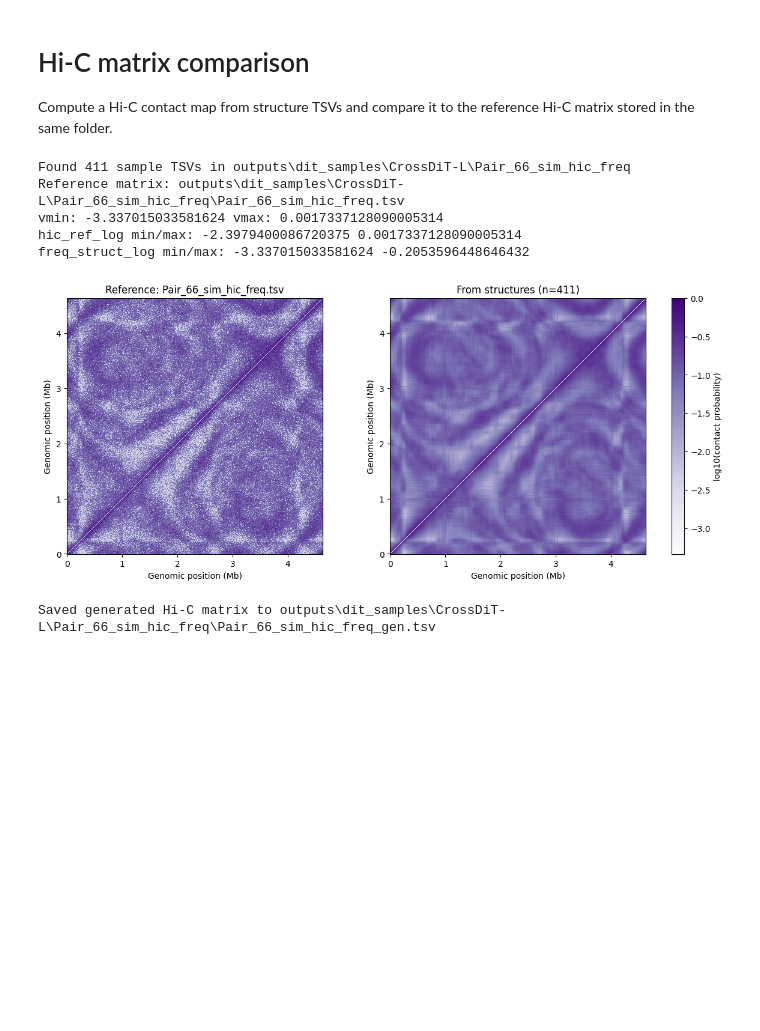
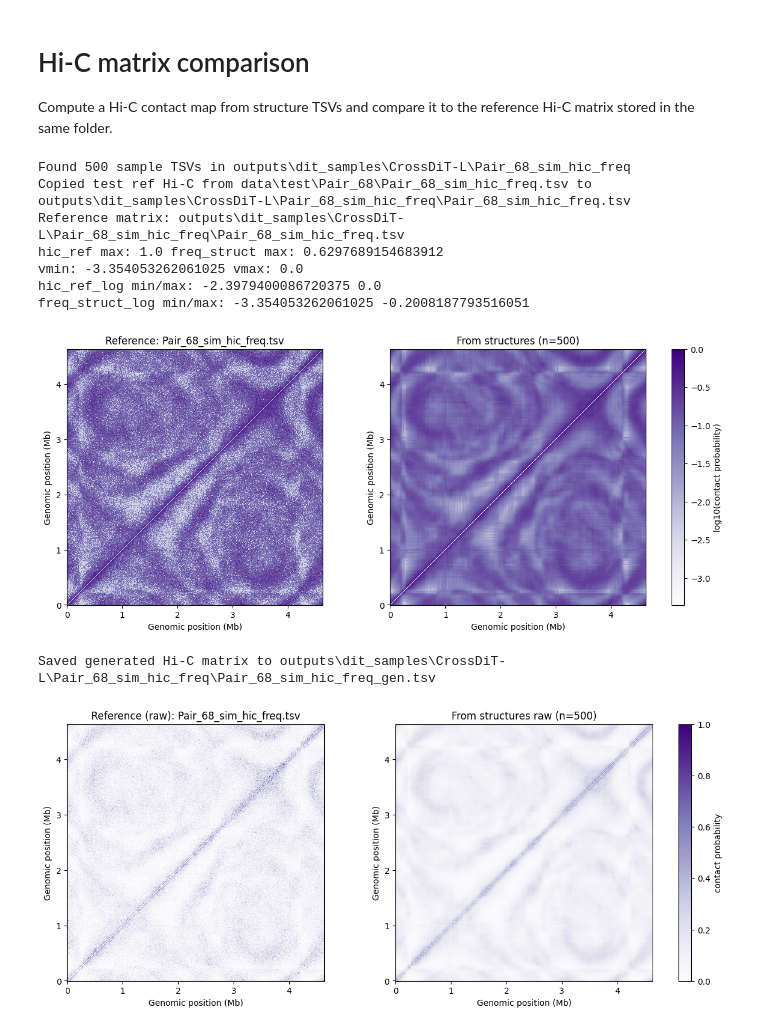
Before and after one commit to MXMX0811/DiffBacChrom, a Jupyter notebook: hic_stat.ipynb, the cells around one changed output. Drawn from its saved outputs; the diff is of its cells as text; code cells hidden in the pictures; blank space fills up the shorter version.

```diff
--- a/hic_stat.ipynb
+++ b/hic_stat.ipynb
@@ -14,7 +14,7 @@ ORIGINAL_RMS = 11.1462
 NORMALIZED_RMS = 1.1525
 
 # Directory containing sample_*.tsv structures and <dirname>_sim_hic_freq.tsv reference
-samples_dir = Path("outputs/dit_samples/CrossDiT-L/Pair_66_sim_hic_freq")
+samples_dir = Path("outputs/dit_samples/CrossDiT-L/Pair_68_sim_hic_freq")
 
 # Hi-C contact options
 # r_cutoff = 3.0 / (ORIGINAL_RMS / NORMALIZED_RMS)  # in normalized space
@@ -107,6 +107,14 @@ freq_struct, hic_index = hic_from_structures(
     struct_paths, r_cutoff=r_cutoff, soft=soft_kernel, lengthscale=lengthscale
 )
 
+# Copy test ref Hi-C into samples_dir if available
+pair_id = samples_dir.name.split("_sim_hic_freq")[0]
+test_ref = Path("data/test") / pair_id / f"{pair_id}_sim_hic_freq.tsv"
+dest_ref = samples_dir / f"{samples_dir.name}.tsv"
+if test_ref.exists():
+    dest_ref.parent.mkdir(parents=True, exist_ok=True)
+    dest_ref.write_bytes(test_ref.read_bytes())
+    print(f"Copied test ref Hi-C from {test_ref} to {dest_ref}")
 ref_path = samples_dir / f"{samples_dir.name}.tsv"
 print(f"Reference matrix: {ref_path}")
 if not ref_path.exists():
@@ -117,6 +125,7 @@ hic_ref = np.minimum(hic_ref, 1.0)
 if freq_struct.shape != hic_ref.shape:
     raise ValueError(f"Shape mismatch: computed {freq_struct.shape} vs reference {hic_ref.shape}")
 
+print("hic_ref max:", hic_ref.max(), "freq_struct max:", freq_struct.max())
 hic_ref_log = log_transform(hic_ref)
 freq_struct_log = log_transform(freq_struct)
 vmin = min(hic_ref_log.min(), freq_struct_log.min())
@@ -156,10 +165,36 @@ df_out.insert(0, "hic_index", hic_index)
 df_out.to_csv(out_path, sep="\t", index=False)
 print(f"Saved generated Hi-C matrix to {out_path}")
 # %% [output]
-Found 411 sample TSVs in outputs\dit_samples\CrossDiT-L\Pair_66_sim_hic_freq
-Reference matrix: outputs\dit_samples\CrossDiT-L\Pair_66_sim_hic_freq\Pair_66_sim_hic_freq.tsv
-vmin: -3.337015033581624 vmax: 0.0017337128090005314
-hic_ref_log min/max: -2.3979400086720375 0.0017337128090005314
-freq_struct_log min/max: -3.337015033581624 -0.2053596448646432
+Found 500 sample TSVs in outputs\dit_samples\CrossDiT-L\Pair_68_sim_hic_freq
+Copied test ref Hi-C from data\test\Pair_68\Pair_68_sim_hic_freq.tsv to outputs\dit_samples\CrossDiT-L\Pair_68_sim_hic_freq\Pair_68_sim_hic_freq.tsv
+Reference matrix: outputs\dit_samples\CrossDiT-L\Pair_68_sim_hic_freq\Pair_68_sim_hic_freq.tsv
+hic_ref max: 1.0 freq_struct max: 0.6297689154683912
+vmin: -3.354053262061025 vmax: 0.0
+hic_ref_log min/max: -2.3979400086720375 0.0
+freq_struct_log min/max: -3.354053262061025 -0.2008187793516051
 [figure]
-Saved generated Hi-C matrix to outputs\dit_samples\CrossDiT-L\Pair_66_sim_hic_freq\Pair_66_sim_hic_freq_gen.tsv
+Saved generated Hi-C matrix to outputs\dit_samples\CrossDiT-L\Pair_68_sim_hic_freq\Pair_68_sim_hic_freq_gen.tsv
+# %%
+# Plot matrices without log10
+vmin_raw = min(hic_ref.min(), freq_struct.min())
+vmax_raw = max(hic_ref.max(), freq_struct.max())
+
+fig, axes = plt.subplots(1, 2, figsize=(12, 5), constrained_layout=True)
+im0 = axes[0].imshow(hic_ref, cmap="Purples", origin="lower", vmin=vmin_raw, vmax=vmax_raw, interpolation="nearest")
+axes[0].set_title(f"Reference (raw): {ref_path.name}")
+axes[1].imshow(freq_struct, cmap="Purples", origin="lower", vmin=vmin_raw, vmax=vmax_raw, interpolation="nearest")
+axes[1].set_title(f"From structures raw (n={len(struct_paths)})")
+
+for ax in axes:
+    ax.set_xlabel("Genomic position (Mb)")
+    ax.set_ylabel("Genomic position (Mb)")
+    ax.set_xticks(tick_pos)
+    ax.set_xticklabels([f"{m:g}" for m in tick_mb])
+    ax.set_yticks(tick_pos)
+    ax.set_yticklabels([f"{m:g}" for m in tick_mb])
+
+cbar = fig.colorbar(im0, ax=axes.ravel().tolist(), fraction=0.046, pad=0.04)
+cbar.set_label("contact probability")
+plt.show()
+# %% [output]
+[figure, added]
```
Also changed, not shown: parts of 1 cell of this notebook, 1 other file.
